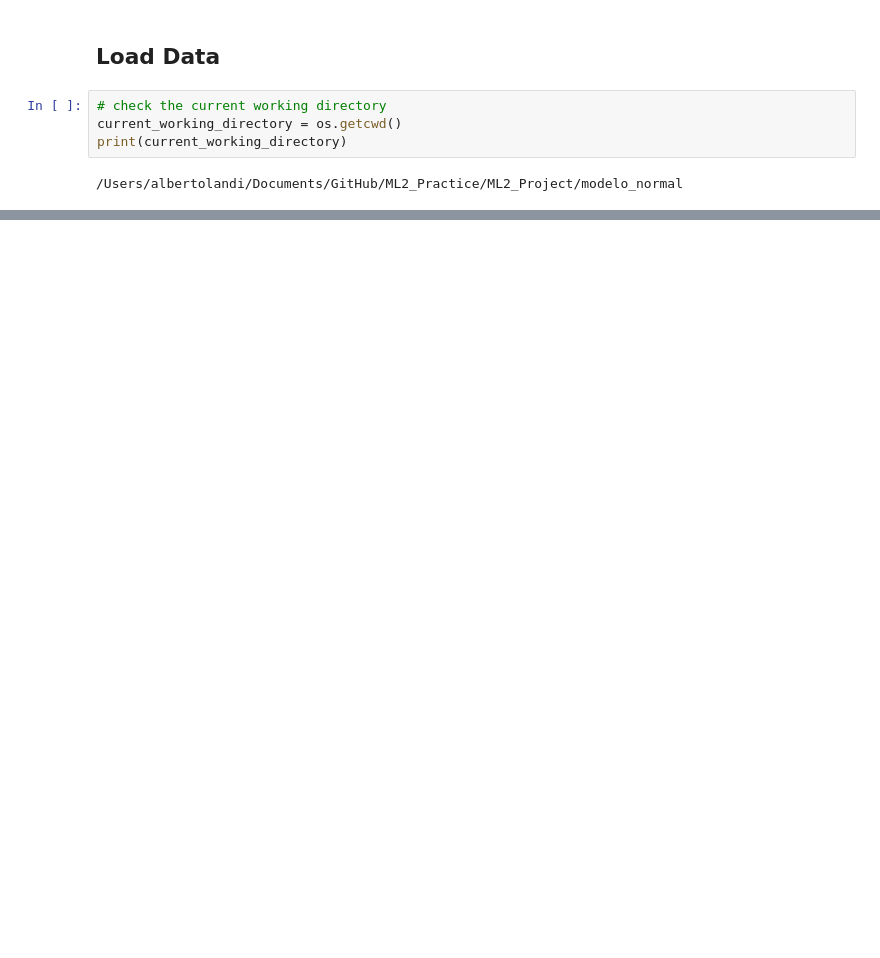
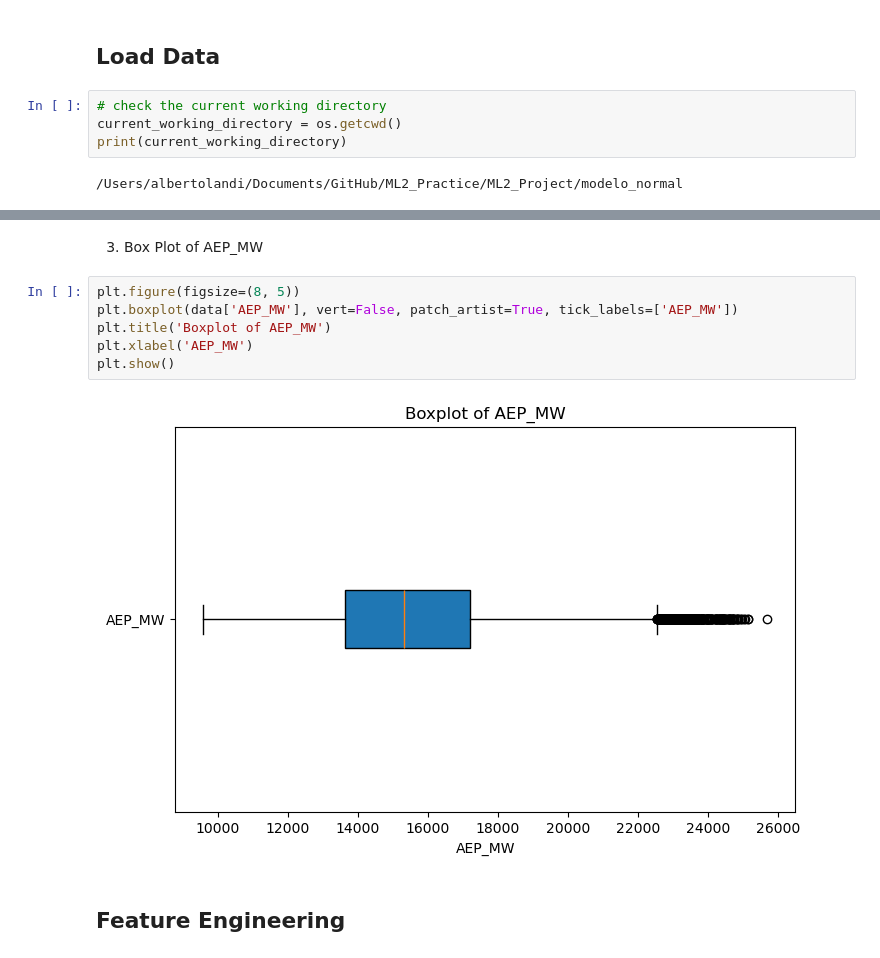
Before and after one commit to rubitopato/ML2_Practice, a Jupyter notebook: ML2_Project/modelo_normal/preprocessing.ipynb, the cells around one changed output, grey strips where cells are left out. Saved outputs shown, nothing was run; the diff lists cells and outputs as text; blank space fills up the shorter version.

```diff
--- a/ML2_Project/modelo_normal/preprocessing.ipynb
+++ b/ML2_Project/modelo_normal/preprocessing.ipynb
@@ -53,0 +94,12 @@ Summary Statistics:
+# %% [markdown]
+3. Box Plot of AEP_MW
+# %%
+plt.figure(figsize=(8, 5))
+plt.boxplot(data['AEP_MW'], vert=False, patch_artist=True, tick_labels=['AEP_MW'])
+plt.title('Boxplot of AEP_MW')
+plt.xlabel('AEP_MW')
+plt.show()
+# %% [output]
+[figure, added]
+# %% [markdown]
+## Feature Engineering
```
Also changed, not shown: parts of 24 cells of this notebook, 1 other file.
